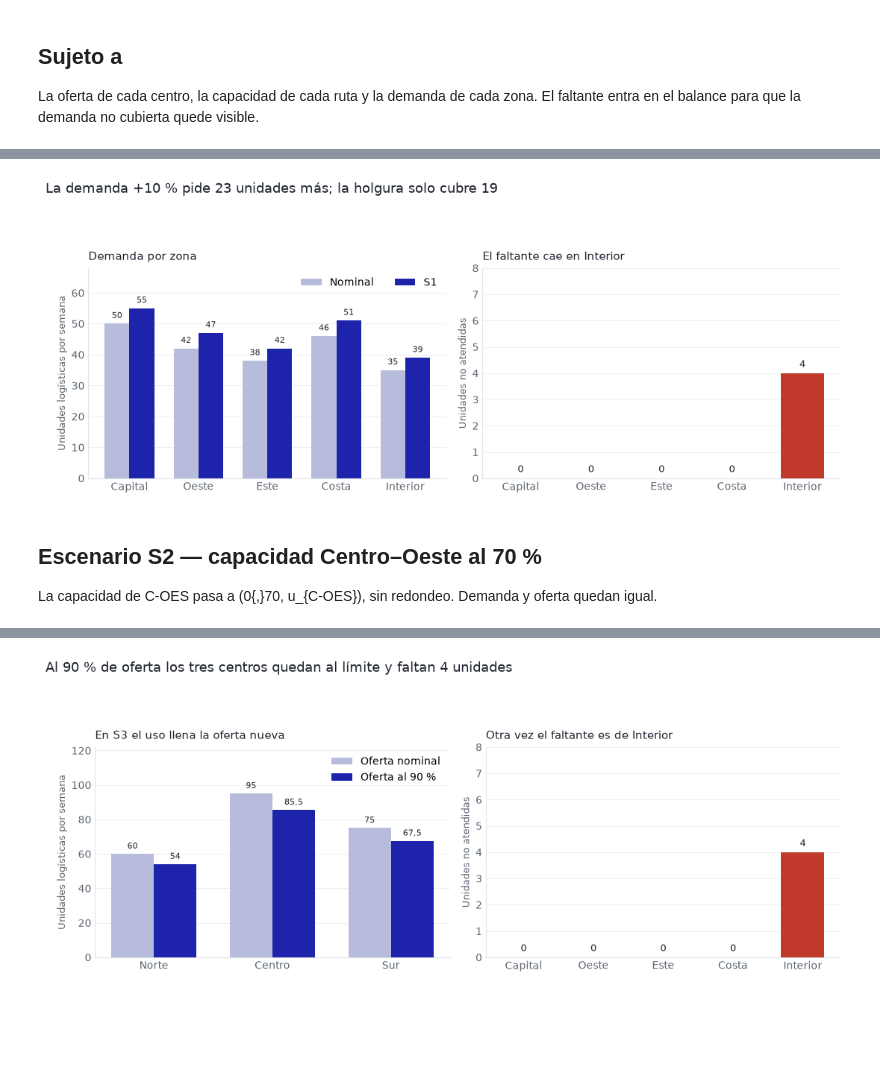
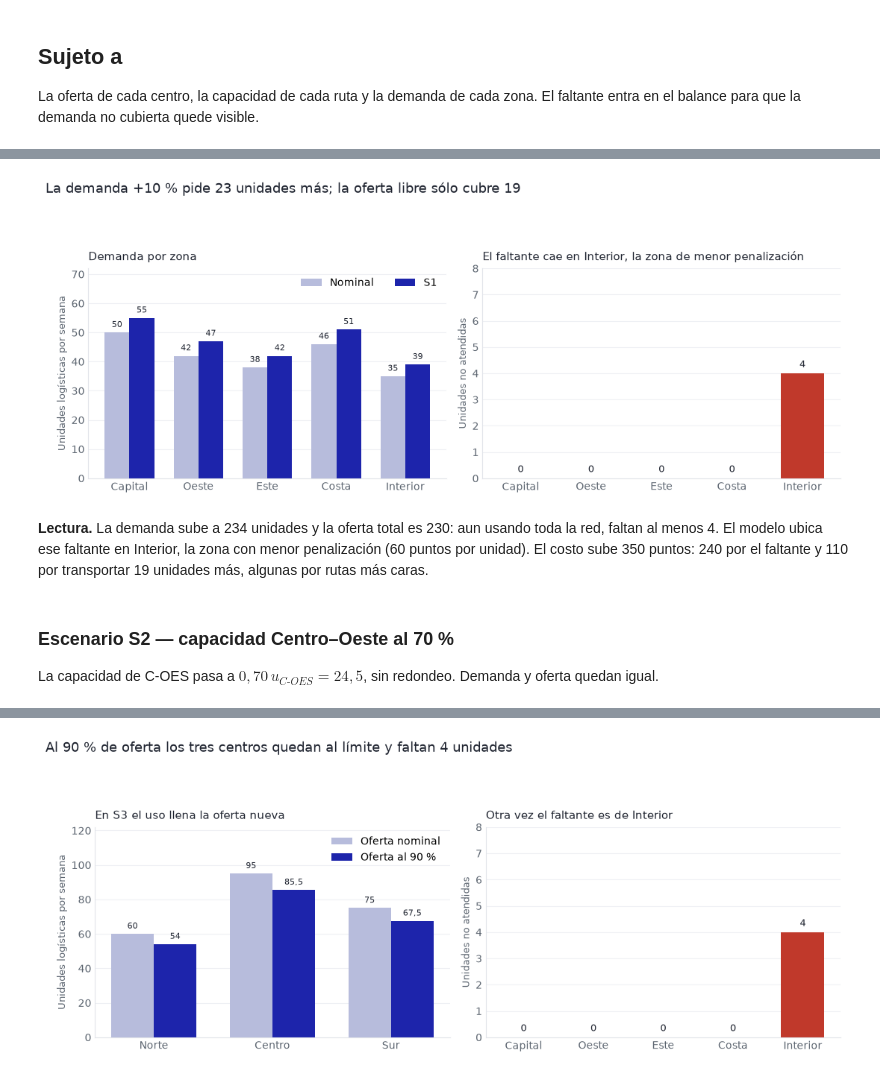
Before and after one commit to LorennMarque/OR-final-austral-2026, a Jupyter notebook: notebooks/part1_primal.ipynb, the cells around one changed output, grey strips where cells are left out. Saved outputs shown, nothing was run; the diff lists cells and outputs as text; code cells hidden in the pictures; blank space fills up the shorter version.

```diff
--- a/notebooks/part1_primal.ipynb
+++ b/notebooks/part1_primal.ipynb
@@ -906,33 +811,17 @@ Faltante = 4.00    diferencia vs nominal = 4.00
 | 3 | Costa | 75.0 | 51.0 | 0.0 |
 | 4 | Interior | 60.0 | 39.0 | 4.0 |
 # %%
-import matplotlib.pyplot as plt
-
-PRIMARY = "#1D24AB"
-NOMINAL = "#B7BCDC"
-ALERT = "#C0392B"
-INK = "#1F2430"
-MUTED = "#5C6570"
-CERO = "#E4E6F2"
-
-def etiqueta(valor):
-    return f"{valor:.0f}" if abs(valor - round(valor)) < 1e-6 else f"{valor:.1f}".replace(".", ",")
-
-def limpiar(ax):
-    ax.spines["top"].set_visible(False)
-    ax.spines["right"].set_visible(False)
-    ax.spines["left"].set_color("#E2E4EA")
-    ax.spines["bottom"].set_color("#E2E4EA")
-    ax.tick_params(length=0, colors=MUTED, labelsize=10)
-    ax.yaxis.grid(True, color="#EEF0F4")
-    ax.set_axisbelow(True)
+PRIMARY, NOMINAL, ALERT, INK, MUTED, CERO = g.PRIMARY, g.NOMINAL, g.ALERT, g.INK, g.MUTED, g.CERO
+etiqueta, limpiar = g.etiqueta, g.limpiar
 
 zonas = list(destinations["destination"])
-faltante_s1 = faltantes_s1.set_index("destination")["faltante"]
+faltante_s1 = s1.faltantes.set_index("destination")["faltante"]
+extra = demanda_s1.sum() - demanda_nominal.sum()
+holgura = oferta_nominal.sum() - demanda_nominal.sum()
 
 fig, axes = plt.subplots(1, 2, figsize=(10.8, 4.4))
 fig.suptitle(
-    "La demanda +10 % pide 23 unidades más; la holgura solo cubre 19",
+    f"La demanda +10 % pide {extra:.0f} unidades más; la oferta libre sólo cubre {holgura:.0f}",
     fontsize=13, color=INK, x=0, ha="left",
 )
 eje = range(len(zonas))
@@ -943,41 +832,43 @@ barras_nominal = axes[0].bar(
 barras_s1 = axes[0].bar(
     [i + 0.18 for i in eje], [demanda_s1[z] for z in zonas],
     width=0.36, color=PRIMARY, label="S1", zorder=2,
 )
 axes[0].set_xticks(list(eje), zonas)
-axes[0].set_ylim(0, 68)
+axes[0].set_ylim(0, 72)
 axes[0].set_ylabel("Unidades logísticas por semana", color=MUTED, fontsize=9)
 axes[0].set_title("Demanda por zona", loc="left", color=INK, fontsize=11, pad=8)
 for barra in list(barras_nominal) + list(barras_s1):
     axes[0].text(
         barra.get_x() + barra.get_width() / 2, barra.get_height() + 1.2,
         etiqueta(barra.get_height()), ha="center", va="bottom", fontsize=8, color=INK,
     )
 axes[0].legend(frameon=False, ncol=2, loc="upper right")
 limpiar(axes[0])
 
 faltante = [float(faltante_s1.loc[z]) for z in zonas]
 barras = axes[1].bar(
     zonas, faltante, width=0.62, zorder=2,
-    color=[ALERT if zona == "Interior" else CERO for zona in zonas],
+    color=[ALERT if valor > TOL else CERO for valor in faltante],
 )
 axes[1].set_ylim(0, 8)
 axes[1].set_ylabel("Unidades no atendidas", color=MUTED, fontsize=9)
-axes[1].set_title("El faltante cae en Interior", loc="left", color=INK, fontsize=11, pad=8)
+axes[1].set_title(f"El faltante cae en {faltante_s1.idxmax()}, la zona de menor penalización", loc="left", color=INK, fontsize=11, pad=8)
 for barra, valor in zip(barras, faltante):
     axes[1].text(
         barra.get_x() + barra.get_width() / 2, valor + 0.15,
         etiqueta(valor), ha="center", va="bottom", fontsize=9, color=INK,
     )
 limpiar(axes[1])
 fig.tight_layout(rect=(0, 0, 1, 0.88))
 plt.show()
 # %% [output]
-[figure, old version]
+[figure, new version]
+# %% [markdown]
+**Lectura.** La demanda sube a 234 unidades y la oferta total es 230: aun usando toda la red, faltan al menos 4. El modelo ubica ese faltante en Interior, la zona con menor penalización (60 puntos por unidad). El costo sube 350 puntos: 240 por el faltante y 110 por transportar 19 unidades más, algunas por rutas más caras.
 # %% [markdown]
-## Escenario S2 — capacidad Centro–Oeste al 70 %
+### Escenario S2 — capacidad Centro–Oeste al 70 %
 
-La capacidad de C-OES pasa a \(0{,}70\, u_{C-OES}\), sin redondeo. Demanda y oferta quedan igual.
+La capacidad de C-OES pasa a $0{,}70\, u_{C\text{-}OES} = 24{,}5$, sin redondeo. Demanda y oferta quedan igual.
 # %%
 capacidad_s2 = capacidad_nominal.copy()
 capacidad_s2.loc["C-OES"] = 0.70 * float(capacidad_nominal.loc["C-OES"])
```
Also changed, not shown: parts of 44 cells of this notebook, 28 other files.
